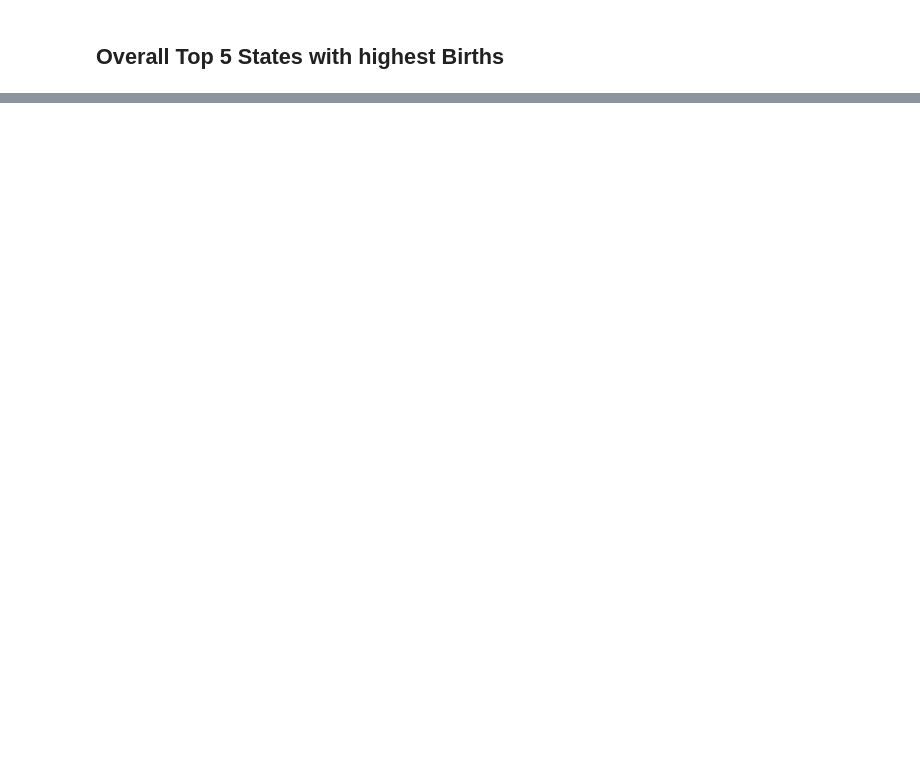
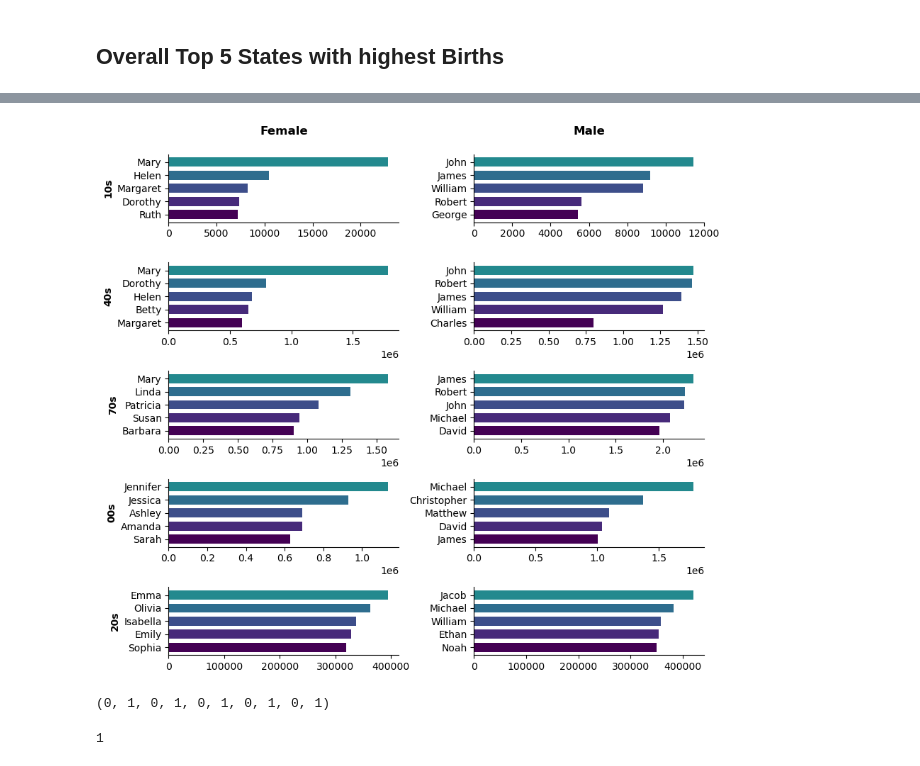
Before and after one commit to numanwaziri/NamingPatterns-Analysis, a Jupyter notebook: Analysis.ipynb, the cells around one changed output, grey strips where cells are left out. Saved outputs shown, nothing was run; the diff lists cells and outputs as text; code cells hidden in the pictures; blank space fills up the shorter version.

```diff
--- a/Analysis.ipynb
+++ b/Analysis.ipynb
@@ -331,0 +344,32 @@ for bar in ax.patches:
+# %%
+data=df.groupby([pd.Grouper(key="Year",freq="30Y"),"Gender","Name"]).Births.sum().unstack([0,1])
+
+fig,ax = plt.subplots(5,2,figsize=(9,8))
+cmap = plt.get_cmap('viridis')
+for i, (axes, col) in enumerate(zip(ax.flatten(), data.columns)):
+    data[col].nlargest(5).sort_values().plot.barh(ax=axes,color=[cmap((j*30)) for j in range(5)],width=0.7)
+    if i%2==0 and i !=8:
+        axes.set_ylabel(col[0].strftime("%Y")[-2:]+"s",weight='bold')
+    elif i==8:
+        axes.set_ylabel("20s",weight='bold')
+
+    else:
+        axes.set_ylabel("")
+    if i==0:
+        axes.set_title("Female",pad=20,weight="bold")
+    elif i==1:
+        axes.set_title("Male",pad=20,weight="bold")
+
+
+sns.despine()
+plt.tight_layout()
+# %% [output]
+[figure, added]
+# %%
+(0,1)*5
+# %% [output]
+(0, 1, 0, 1, 0, 1, 0, 1, 0, 1)
+# %%
+1%2
+# %% [output]
+1
```
Also changed, not shown: parts of 6 cells of this notebook.
